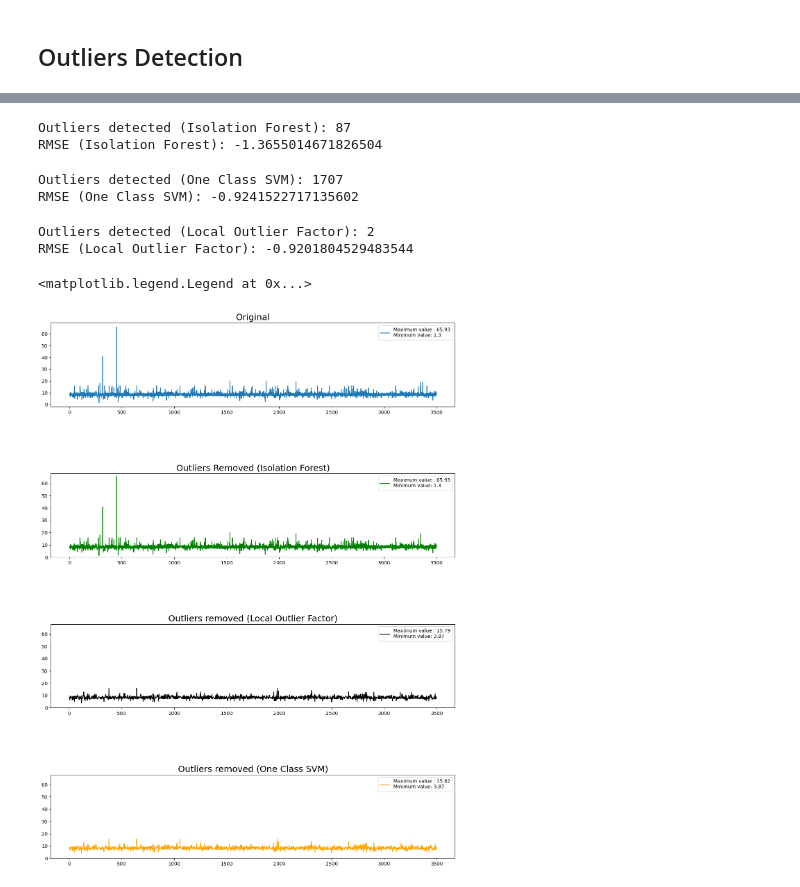
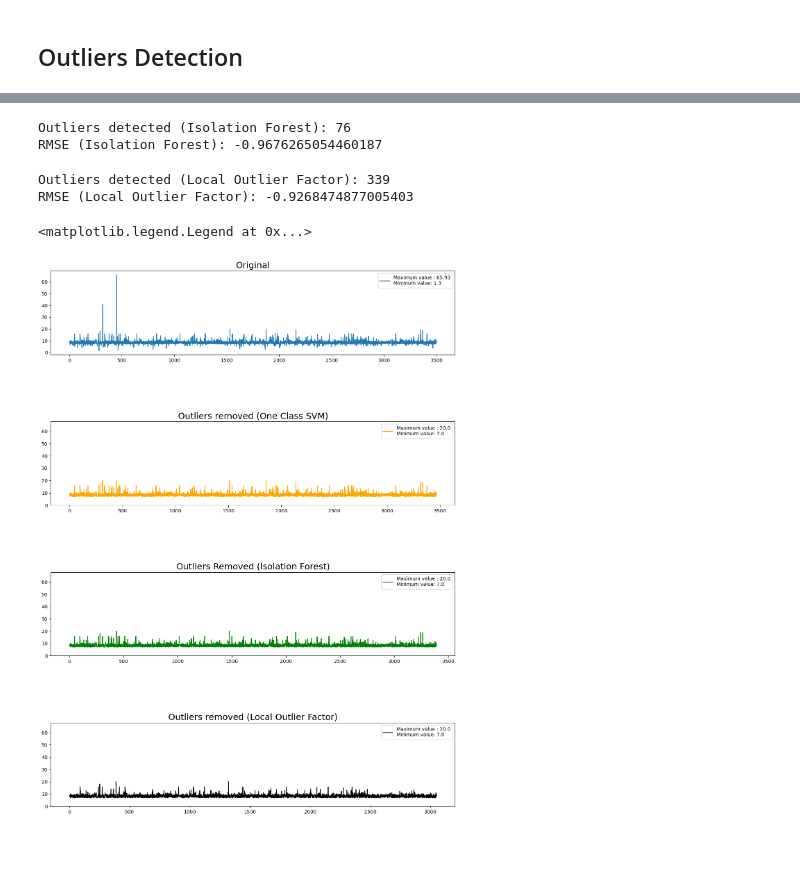
Before and after one commit to Abdulrahman-Adel/Kaggle-Adventures, a Jupyter notebook: data-centric-way-eda-outliers-fs.ipynb, the cells around one changed output, grey strips where cells are left out. Drawn from its saved outputs; the diff is of its cells as text; code cells hidden in the pictures; blank space fills up the shorter version.

Commit message:
Kaggle Notebook | DATA CENTRIC WAY | EDA | OUTLIERS | FS | Version 10

```diff
--- a/data-centric-way-eda-outliers-fs.ipynb
+++ b/data-centric-way-eda-outliers-fs.ipynb
@@ -67,5 +68,8 @@ scores = cross_val_score(rf,
 print(f'RMSE (BASELINE): {scores.mean()}')
 # %% [output]
 RMSE (BASELINE): -1.3770624373999154
+# %%
+#clipping
+data.target = data.target.clip(lower = 7, upper = 20)
 # %% [markdown]
 ## Outliers Detection
@@ -72,11 +98,11 @@ RMSE (BASELINE): -1.3770624373999154
 # %%
 iso = IsolationForest(random_state = 0)
-yhat = iso.fit_predict(data.drop('id', axis = 1))
+yhat = iso.fit_predict(data_SVM.drop('id', axis = 1))
 
 print('Outliers detected (Isolation Forest): {}'.format(np.count_nonzero(yhat == -1)))
 
 mask = yhat != -1
-data_ISO = data.loc[mask, :]
+data_ISO = data_SVM.loc[mask, :].reset_index(drop = True)
 
 X_ISO, Y_ISO = data_ISO.drop("target", axis=1), data_ISO.target
 
@@ -89,74 +115,52 @@ scores = cross_val_score(rf,
 
 print(f'RMSE (Isolation Forest): {scores.mean()}')
 # %% [output]
-Outliers detected (Isolation Forest): 87
-RMSE (Isolation Forest): -1.3655014671826504
+Outliers detected (Isolation Forest): 76
+RMSE (Isolation Forest): -0.9676265054460187
 # %%
-svm = OneClassSVM()
-yhat = svm.fit_predict(data_ISO.drop('id', axis = 1))
+lof = LocalOutlierFactor(n_neighbors=3, contamination=0.1)
+yhat = lof.fit_predict(data_ISO.drop(['id', 'target'], axis = 1))
 
-print('Outliers detected (One Class SVM): {}'.format(np.count_nonzero(yhat == -1)))
+print('Outliers detected (Local Outlier Factor): {}'.format(np.count_nonzero(yhat == -1)))
 
 mask = yhat != -1
-data_SVM = data_ISO.loc[mask, :]
+data_final = data_ISO.loc[mask, :].reset_index(drop = True)
 
-X_SVM, Y_SVM = data_SVM.drop('target', axis = 1), data_SVM.target
+X_LOF, Y_LOF = data_final.drop('target', axis = 1), data_final.target
 
 scores = cross_val_score(rf,
-                         X_SVM,
-                         Y_SVM,
+                         X_LOF,
+                         Y_LOF,
                          cv = 10,
                          scoring = 'neg_root_mean_squared_error',
                          n_jobs = -1)
 
-print(f'RMSE (One Class SVM): {scores.mean()}')
+print(f'RMSE (Local Outlier Factor): {scores.mean()}')
 # %% [output]
-Outliers detected (One Class SVM): 1707
-RMSE (One Class SVM): -0.9241522717135602
+Outliers detected (Local Outlier Factor): 339
+RMSE (Local Outlier Factor): -0.9268474877005403
-# %%
-lof = LocalOutlierFactor()
-yhat = lof.fit_predict(data_SVM.drop('id', axis = 1))
-
-print('Outliers detected (Local Outlier Factor): {}'.format(np.count_nonzero(yhat == -1)))
-
-mask = yhat != -1
-data_LOF = data_SVM.loc[mask, :]
-
-X_LOF, Y_LOF = data_LOF.drop('target', axis = 1), data_LOF.target
-
-scores = cross_val_score(rf,
-                         X_LOF,
-                         Y_LOF,
-                         cv = 10,
-                         scoring = 'neg_root_mean_squared_error',
-                         n_jobs = -1)
-
-print(f'RMSE (Local Outlier Factor): {scores.mean()}')
-# %% [output]
-Outliers detected (Local Outlier Factor): 2
-RMSE (Local Outlier Factor): -0.9201804529483544
 # %%
 fig, axs = plt.subplots(4)
 fig.subplots_adjust(hspace = 0.8)
 
 axs[0].set_title('Original', fontsize = 18)
 axs[0].plot(y, label = f'Maximum value : {max(y)}\nMinimum value: {min(y)}')
 axs[0].legend()
 
-axs[1].set_title('Outliers Removed (Isolation Forest)', fontsize = 18)
+axs[2].set_title('Outliers Removed (Isolation Forest)', fontsize = 18)
+axs[2].set_ylim(0, 68)
+axs[2].plot(Y_ISO, color = 'green', label = f'Maximum value : {max(Y_ISO)}\nMinimum value: {min(Y_ISO)}')
+axs[2].legend()
+
+axs[1].set_title('Outliers removed (One Class SVM)', fontsize = 18)
 axs[1].set_ylim(0, 68)
-axs[1].plot(Y_ISO, color = 'green', label = f'Maximum value : {max(Y_ISO)}\nMinimum value: {min(Y_ISO)}')
+axs[1].plot(Y_SVM, color = 'orange', label = f'Maximum value : {max(Y_SVM)}\nMinimum value: {min(Y_SVM)}')
 axs[1].legend()
 
-axs[2].set_title('Outliers removed (Local Outlier Factor)', fontsize = 18)
-axs[2].set_ylim(0, 68)
-axs[2].plot(Y_LOF, color = 'black', label = f'Maximum value : {max(Y_LOF)}\nMinimum value: {min(Y_LOF)}')
-axs[2].legend()
-
-axs[3].set_title('Outliers removed (One Class SVM)', fontsize = 18)
+axs[3].set_title('Outliers removed (Local Outlier Factor)', fontsize = 18)
 axs[3].set_ylim(0, 68)
-axs[3].plot(Y_SVM, color = 'orange', label = f'Maximum value : {max(Y_SVM)}\nMinimum value: {min(Y_SVM)}')
+axs[3].plot(Y_LOF, color = 'black', label = f'Maximum value : {max(Y_LOF)}\nMinimum value: {min(Y_LOF)}')
 axs[3].legend()
 # %% [output]
 <matplotlib.legend.Legend at 0x...>
-[figure, old version]
+[figure, new version]
```
Also changed, not shown: parts of 12 cells of this notebook.
